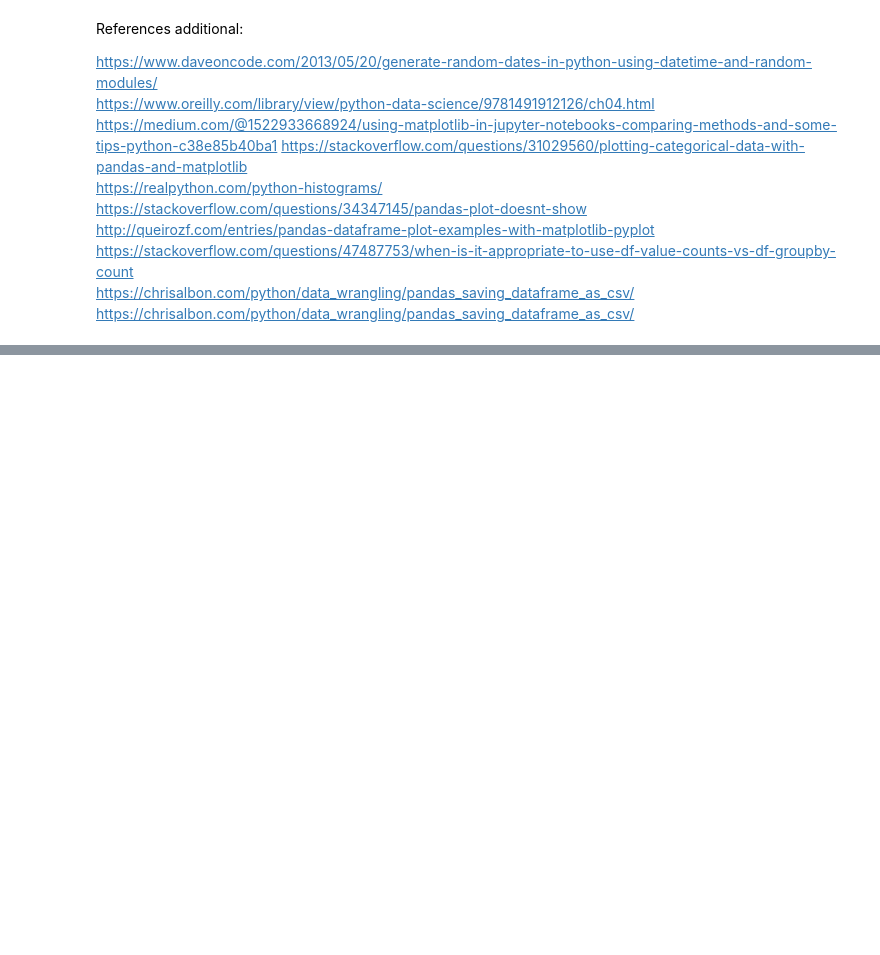
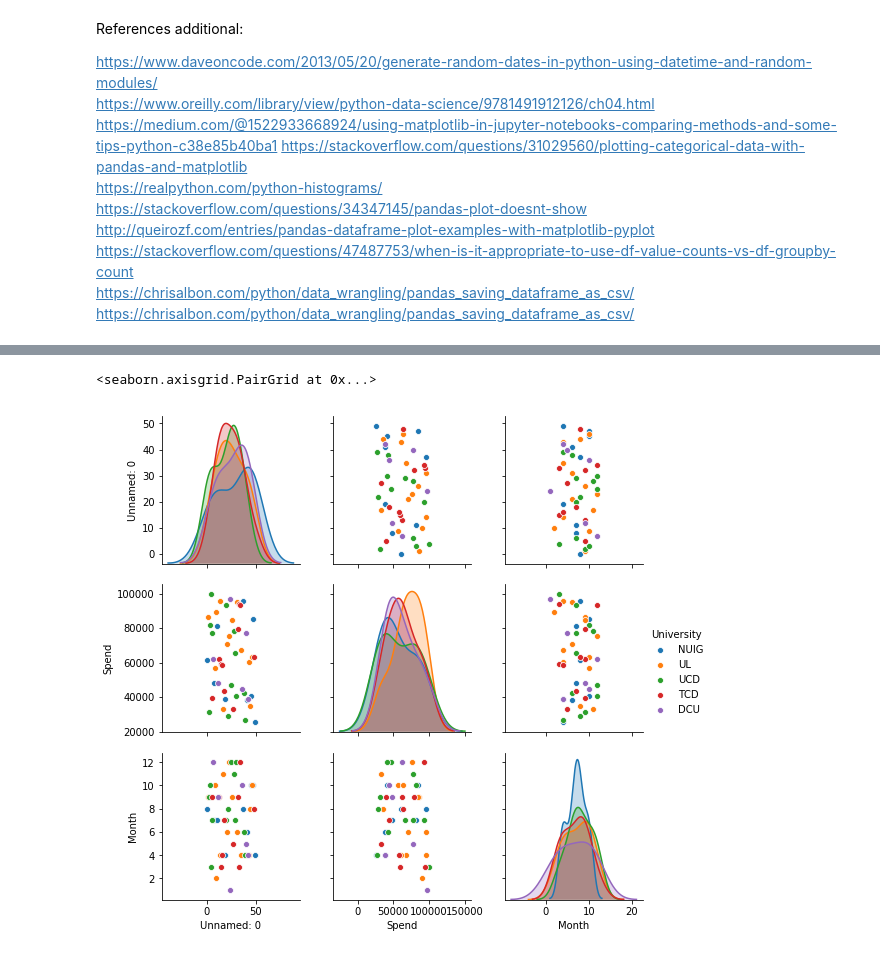
Before and after one commit to colettegallagher/simulating-data, a Jupyter notebook: Simulating Data.ipynb, the cells around one changed output, grey strips where cells are left out. Drawn from its saved outputs; the diff is of its cells as text; code cells hidden in the pictures; blank space fills up the shorter version.

```diff
--- a/Simulating Data.ipynb
+++ b/Simulating Data.ipynb
@@ -60,0 +102,5 @@ data
+# %%
+sns.pairplot(data, hue='University')
+# %% [output]
+<seaborn.axisgrid.PairGrid at 0x...>
+[figure, added]
```
Also changed, not shown: parts of 6 cells of this notebook, 1 other file.
